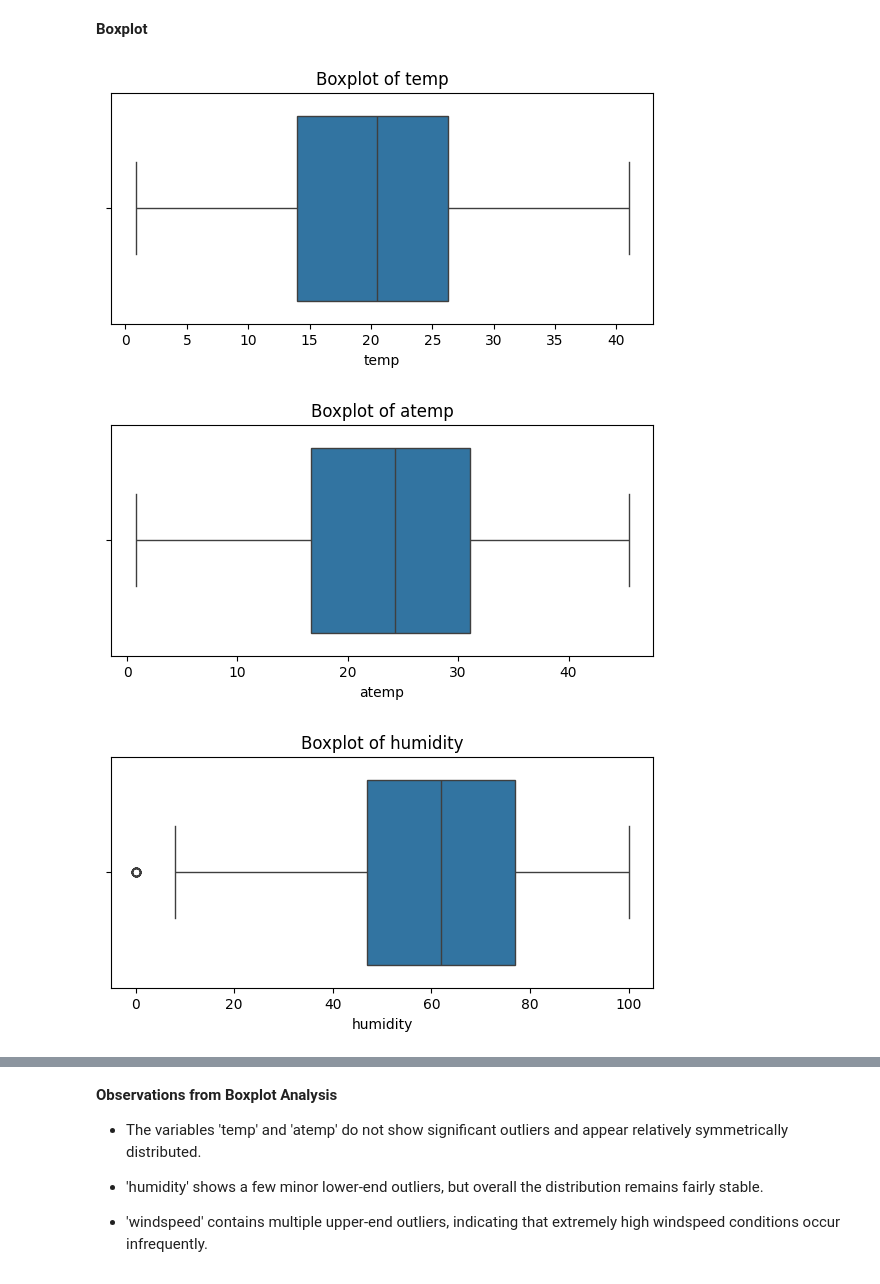
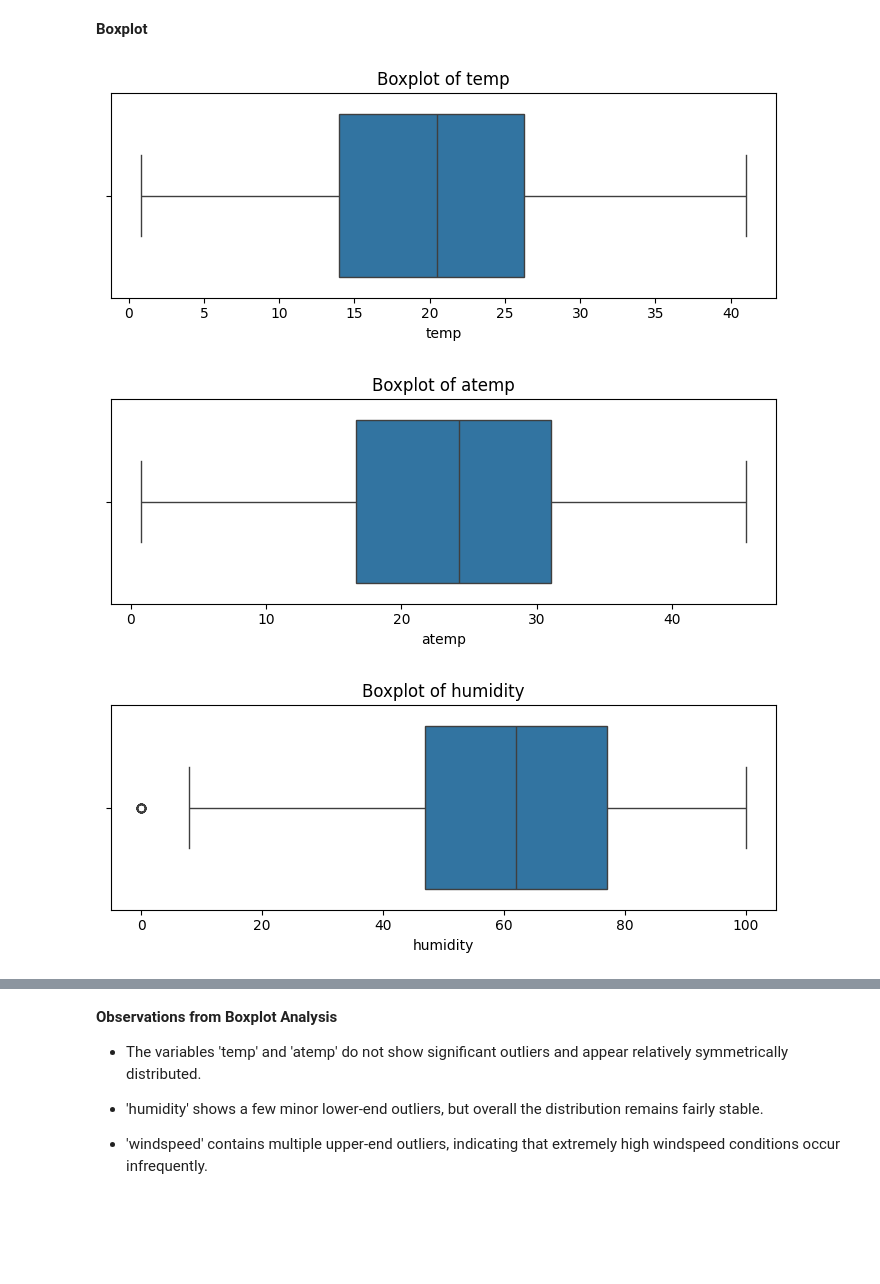
Before and after one commit to shreyankaul/scaler, a Jupyter notebook: yulu_sk.ipynb, the cells around one changed output, grey strips where cells are left out. Drawn from its saved outputs; the diff is of its cells as text; code cells hidden in the pictures; blank space fills up the shorter version.

```diff
--- a/yulu_sk.ipynb
+++ b/yulu_sk.ipynb
@@ -214,5 +214,7 @@ for col in cont_cols:
 
     plt.ylabel('Frequency')
 
+    plt.tight_layout()
+
     plt.show()
 # %% [output]
@@ -238,14 +240,16 @@ for col in cont_cols:
 # %%
 for col in cont_cols:
 
     plt.figure(figsize=(7,3))
 
     sns.boxplot(x=df[col])
 
     plt.title(f'Boxplot of {col}')
 
+    plt.tight_layout()
+
     plt.show()
 # %% [output]
-[figure, old version]
+[figure, new version]
-[figure, old version]
+[figure, new version]
-[figure, old version]
+[figure, new version]
```
Also changed, not shown: parts of 17 cells of this notebook.
